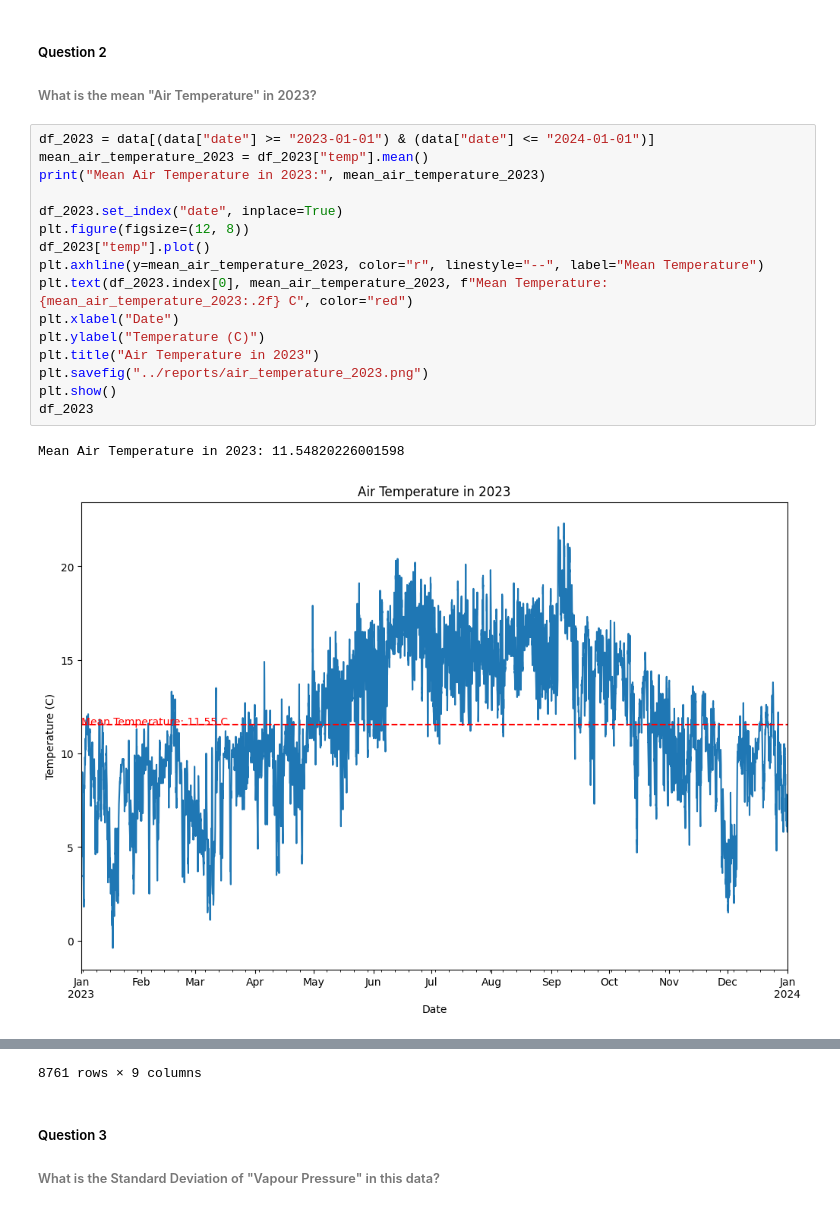
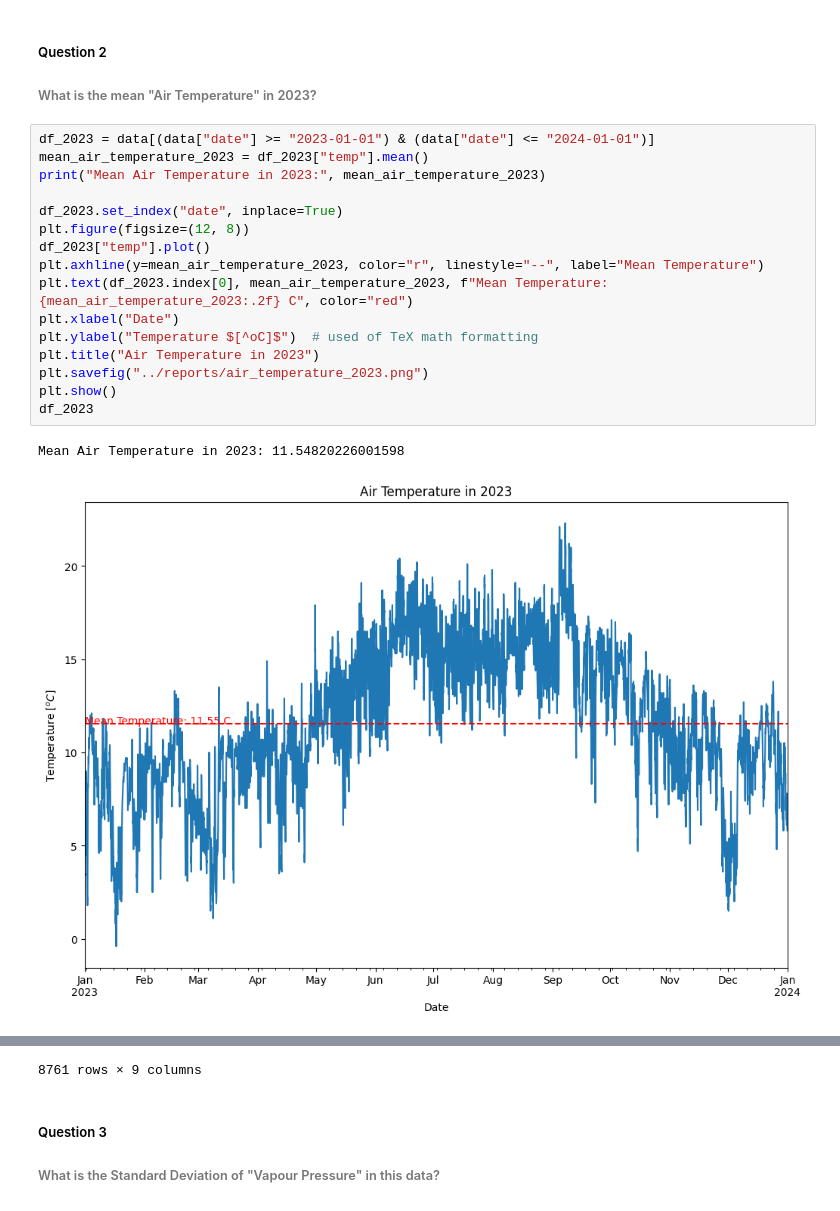
Before and after one commit to felipedds/weather-analysis, a Jupyter notebook: notebooks/analysis.ipynb, the cells around one changed output, grey strips where cells are left out. Drawn from its saved outputs; the diff is of its cells as text.

Commit message:
Edited the image from project weather

```diff
--- a/notebooks/analysis.ipynb
+++ b/notebooks/analysis.ipynb
@@ -148,22 +150,22 @@ Name: wdsp, dtype: int64
 # %%
 df_2023 = data[(data["date"] >= "2023-01-01") & (data["date"] <= "2024-01-01")]
 mean_air_temperature_2023 = df_2023["temp"].mean()
 print("Mean Air Temperature in 2023:", mean_air_temperature_2023)
 
 df_2023.set_index("date", inplace=True)
 plt.figure(figsize=(12, 8))
 df_2023["temp"].plot()
 plt.axhline(y=mean_air_temperature_2023, color="r", linestyle="--", label="Mean Temperature")
 plt.text(df_2023.index[0], mean_air_temperature_2023, f"Mean Temperature: {mean_air_temperature_2023:.2f} C", color="red")
 plt.xlabel("Date")
-plt.ylabel("Temperature (C)")
+plt.ylabel("Temperature $[^oC]$")  # used of TeX math formatting
 plt.title("Air Temperature in 2023")
 plt.savefig("../reports/air_temperature_2023.png")
 plt.show()
 df_2023
 # %% [output]
 Mean Air Temperature in 2023: 11.54820226001598
-[figure, old version]
+[figure, new version]
 |  | rain | temp | wetb | dewpt | vappr | rhum | msl | wdsp | wddir |
 | date |  |  |  |  |  |  |  |  |  |
 | 2023-01-01 00:00:00 | 0.1 | 6.9 | 6.2 | 5.3 | 8.9 | 89.0 | 996.5 | 9.0 | 250.0 |
```
Also changed, not shown: parts of 10 cells of this notebook, 3 other files.
